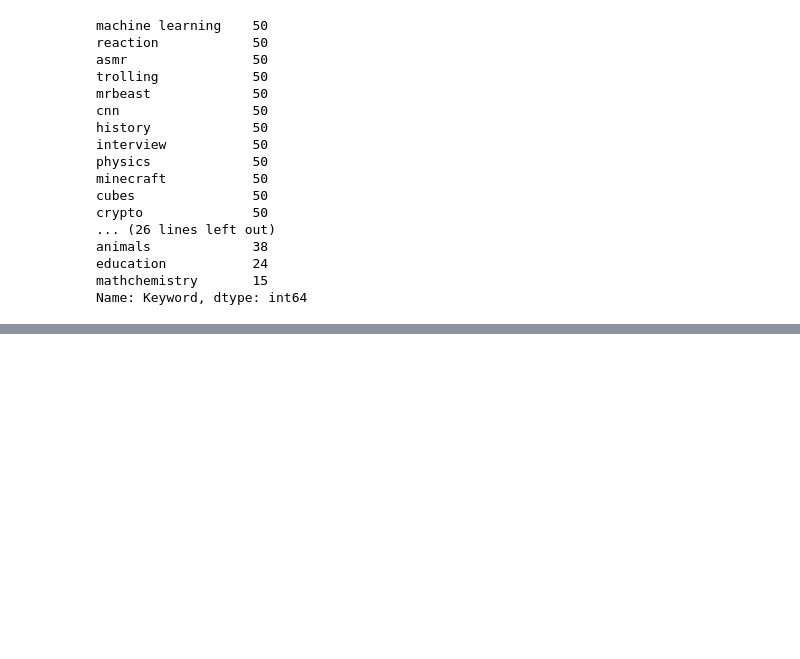
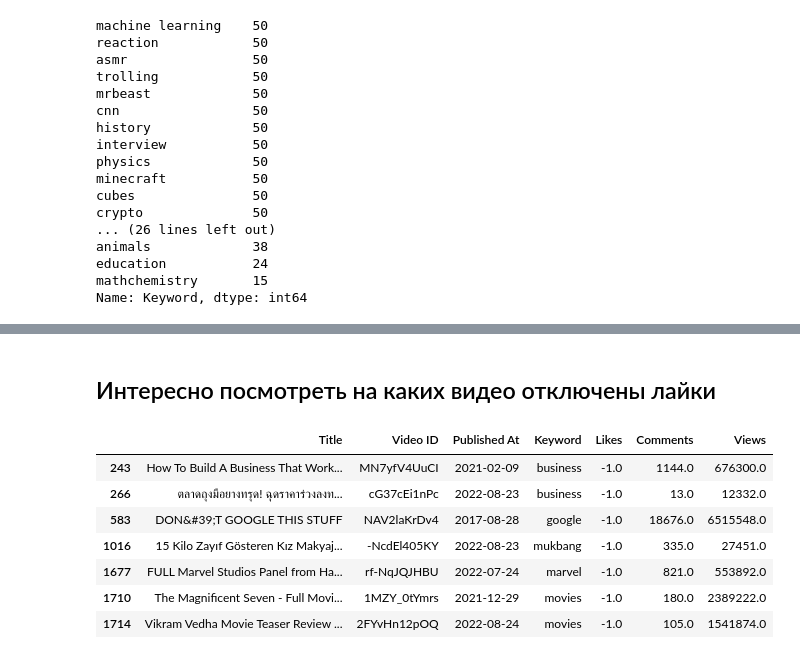
Before and after one commit to MATEMATNKx/YouTubeStats, a Jupyter notebook: youtube_statistics.ipynb, the cells around one changed output, grey strips where cells are left out. Saved outputs shown, nothing was run; the diff lists cells and outputs as text; code cells hidden in the pictures; blank space fills up the shorter version.

```diff
--- a/youtube_statistics.ipynb
+++ b/youtube_statistics.ipynb
@@ -125,0 +140,13 @@ Name: Keyword, dtype: int64
+# %% [markdown]
+## Интересно посмотреть на каких видео отключены лайки
+# %%
+df_video_stats[df_video_stats['Likes'] == -1]
+# %% [output]
+|  | Title | Video ID | Published At | Keyword | Likes | Comments | Views |
+| 243 | How To Build A Business That Work... | MN7yfV4UuCI | 2021-02-09 | business | -1.0 | 1144.0 | 676300.0 |
+| 266 | ตลาดถุงมือยางทรุด! ฉุดราคาร่วงลงท... | cG37cEi1nPc | 2022-08-23 | business | -1.0 | 13.0 | 12332.0 |
+| 583 | DON&#39;T GOOGLE THIS STUFF | NAV2laKrDv4 | 2017-08-28 | google | -1.0 | 18676.0 | 6515548.0 |
+| 1016 | 15 Kilo Zayıf Gösteren Kız Makyaj... | -NcdEl405KY | 2022-08-23 | mukbang | -1.0 | 335.0 | 27451.0 |
+| 1677 | FULL Marvel Studios Panel from Ha... | rf-NqJQJHBU | 2022-07-24 | marvel | -1.0 | 821.0 | 553892.0 |
+| 1710 | The Magnificent Seven - Full Movi... | 1MZY_0tYmrs | 2021-12-29 | movies | -1.0 | 180.0 | 2389222.0 |
+| 1714 | Vikram Vedha Movie Teaser Review ... | 2FYvHn12pOQ | 2022-08-24 | movies | -1.0 | 105.0 | 1541874.0 |
```
Also changed, not shown: parts of 11 cells of this notebook.
